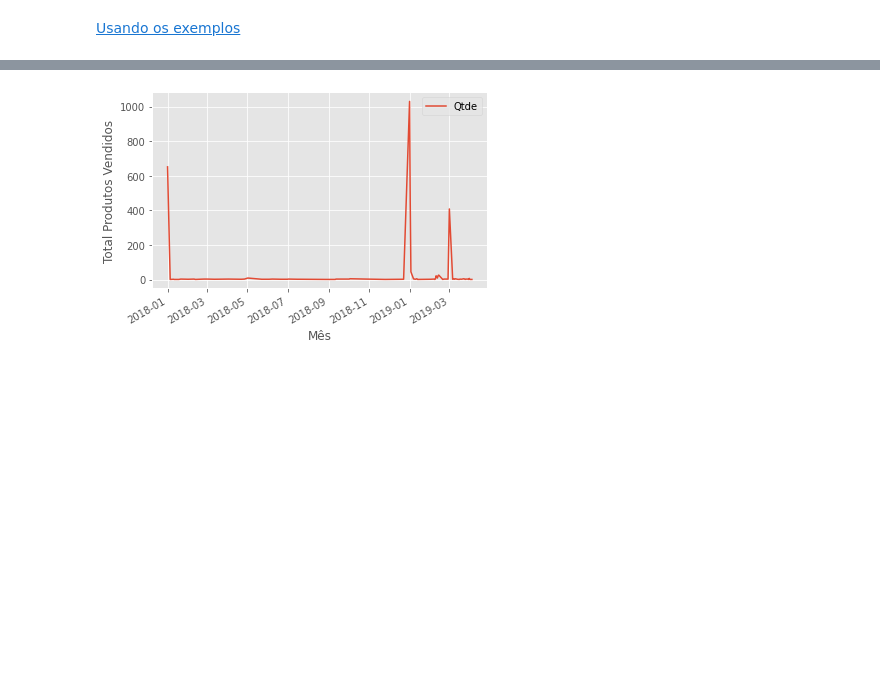
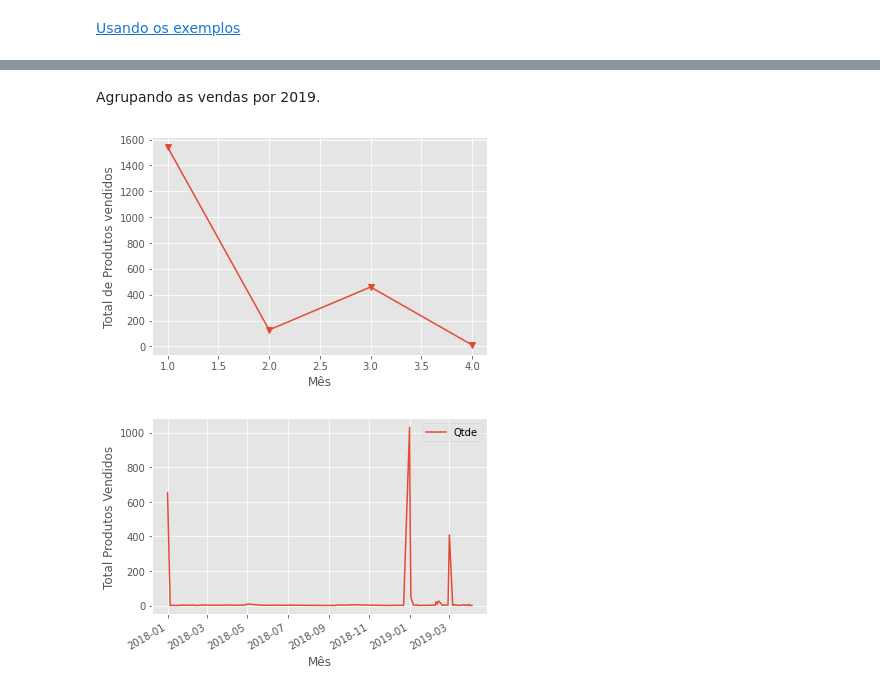
Before and after one commit to alexsandro-matias/lab_dio, a Jupyter notebook: aula06_Visualização_de_Dados_no_Pandas.ipynb, the cells around one changed output, grey strips where cells are left out. Cells and saved outputs as stored; diff of their text form; code cells hidden in the pictures; blank space fills up the shorter version.

```diff
--- a/aula06_Visualização_de_Dados_no_Pandas.ipynb
+++ b/aula06_Visualização_de_Dados_no_Pandas.ipynb
@@ -282,3 +285,13 @@ plt.legend()
+# %%
+df_vendas_2019 = df[df["Ano_Venda"] == 2019]
+# %% [markdown]
+Agrupando as vendas por 2019.
+# %%
+df_vendas_2019.groupby(df_vendas_2019["mes_venda"])["Qtde"].sum().plot(marker = 'v')
+plt.xlabel("Mês")
+plt.ylabel("Total de Produtos vendidos");
+# %% [output]
+[figure, added]
 # %%
 df.groupby(df["Data"])["Qtde"].sum().plot();
 plt.xlabel("Mês");
```
Also changed, not shown: parts of 16 cells of this notebook.
